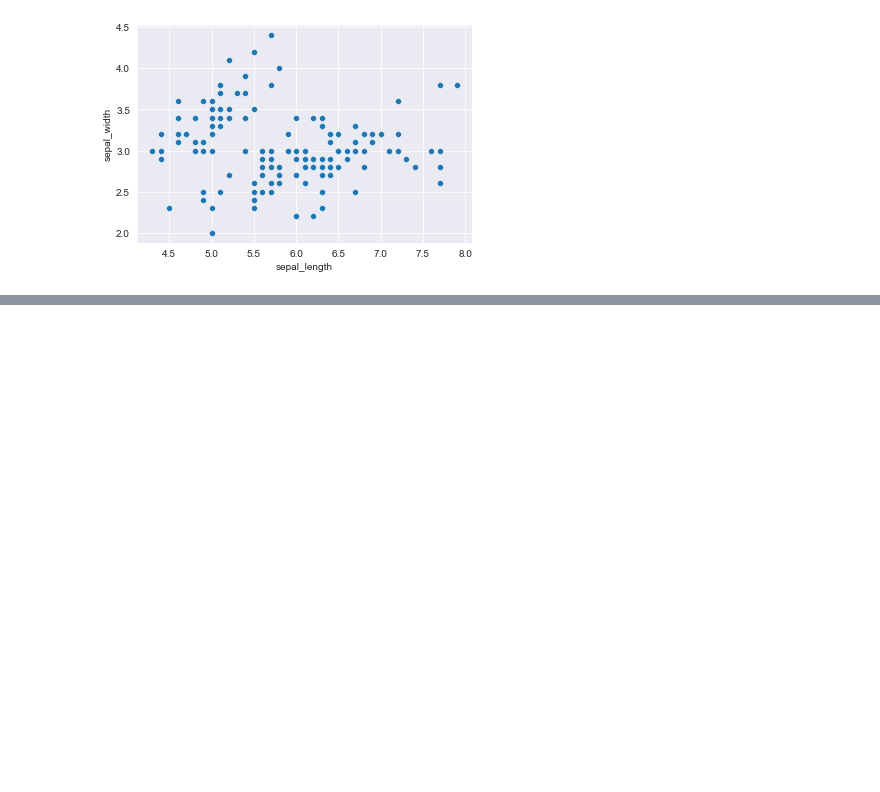
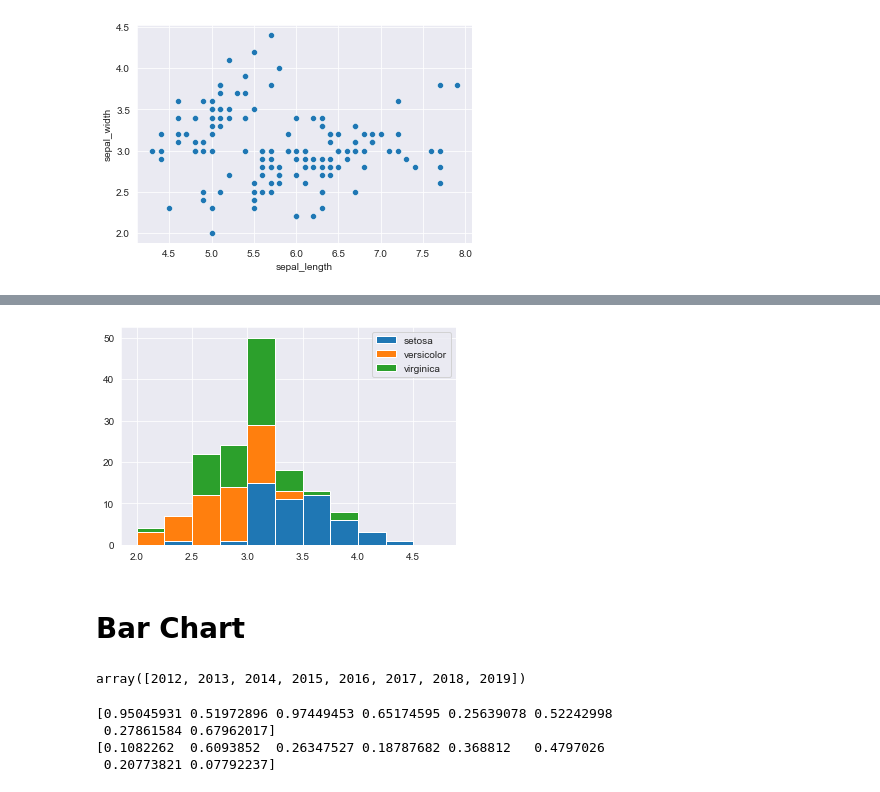
Before and after one commit to mekken2/EDA-Squad, a Jupyter notebook: Jovian_matplot_sns/Jovian_matplotlib_sns.ipynb, the cells around one changed output, grey strips where cells are left out. Saved outputs shown, nothing was run; the diff lists cells and outputs as text; code cells hidden in the pictures; blank space fills up the shorter version.

```diff
--- a/Jovian_matplot_sns/Jovian_matplotlib_sns.ipynb
+++ b/Jovian_matplot_sns/Jovian_matplotlib_sns.ipynb
@@ -231,0 +225,20 @@ plt.legend(['setosa','versicolor','virginica']);
+# %%
+plt.hist([setosa_df.sepal_width,versicolor_df.sepal_width,virginica_df.sepal_width],bins=np.arange(2,5,0.25),stacked=True);
+
+plt.legend(['setosa','versicolor','virginica']);
+# %% [output]
+[figure, added]
+# %% [markdown]
+# Bar Chart
+# %%
+yrs
+# %% [output]
+array([2012, 2013, 2014, 2015, 2016, 2017, 2018, 2019])
+# %%
+print(apples)
+print(oranges)
+# %% [output]
+[0.95045931 0.51972896 0.97449453 0.65174595 0.25639078 0.52242998
+ 0.27861584 0.67962017]
+[0.1082262  0.6093852  0.26347527 0.18787682 0.368812   0.4797026
+ 0.20773821 0.07792237]
```
Also changed, not shown: parts of 49 cells of this notebook.
